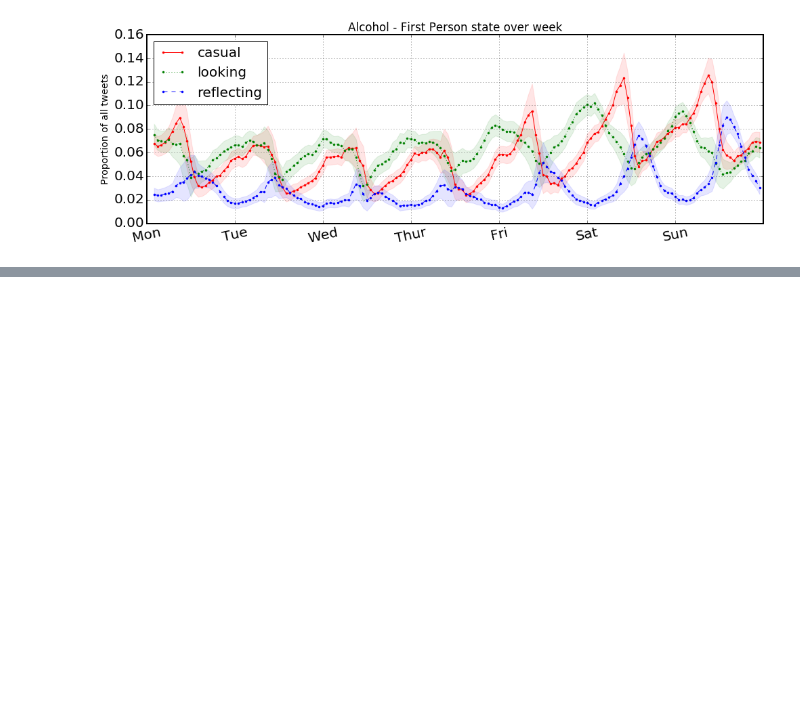
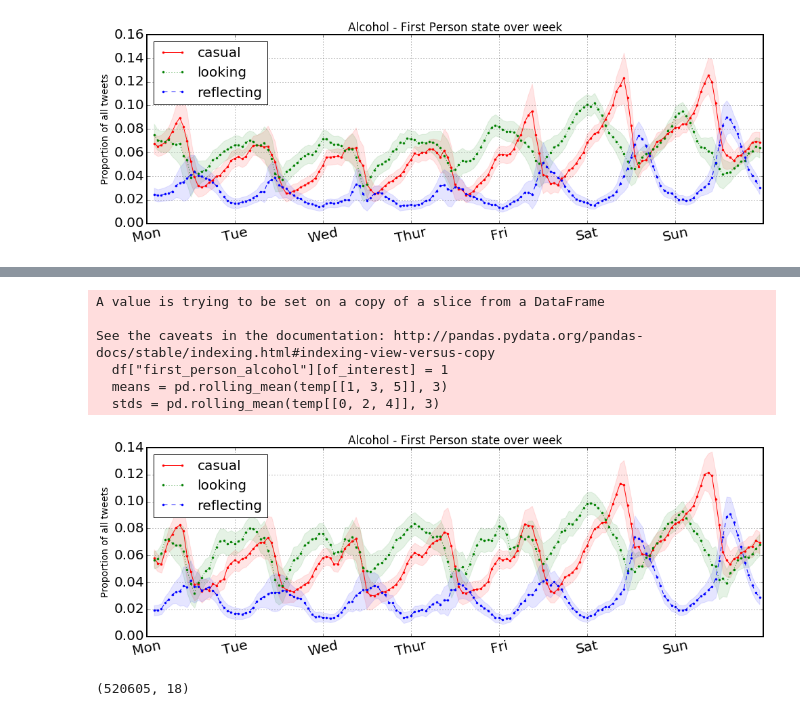
Before and after one commit to tj2huang/nyu-twipsy, a Jupyter notebook: plot-sept.ipynb, the cells around one changed output, grey strips where cells are left out. Drawn from its saved outputs; the diff is of its cells as text; code cells hidden in the pictures; blank space fills up the shorter version.

```diff
--- a/plot-sept.ipynb
+++ b/plot-sept.ipynb
@@ -37,3 +67,5 @@ plot.plot_fps_week(drinking, '')
   means = pd.rolling_mean(temp[[1, 3, 5]], 3)
   stds = pd.rolling_mean(temp[[0, 2, 4]], 3)
 [figure]
+# %%
+june = pickle.load(open('pickles/june_new_drinking_labeled.p', 'rb'))
@@ -39,0 +81,3 @@ plot.plot_fps_week(drinking, '')
+# %%
+%%time
+june.index = pd.to_datetime(june.index)
@@ -39,0 +88,15 @@ plot.plot_fps_week(drinking, '')
+# %%
+plot.setup(june)
+plot.plot_fps_week(june, '')
+# %% [output]
+A value is trying to be set on a copy of a slice from a DataFrame
+
+See the caveats in the documentation: http://pandas.pydata.org/pandas-docs/stable/indexing.html#indexing-view-versus-copy
+  df["first_person_alcohol"][of_interest] = 1
+  means = pd.rolling_mean(temp[[1, 3, 5]], 3)
+  stds = pd.rolling_mean(temp[[0, 2, 4]], 3)
+[figure, added]
+# %%
+june.shape
+# %% [output]
+(520605, 18)
```
Also changed, not shown: parts of 15 cells of this notebook, 4 other files.
